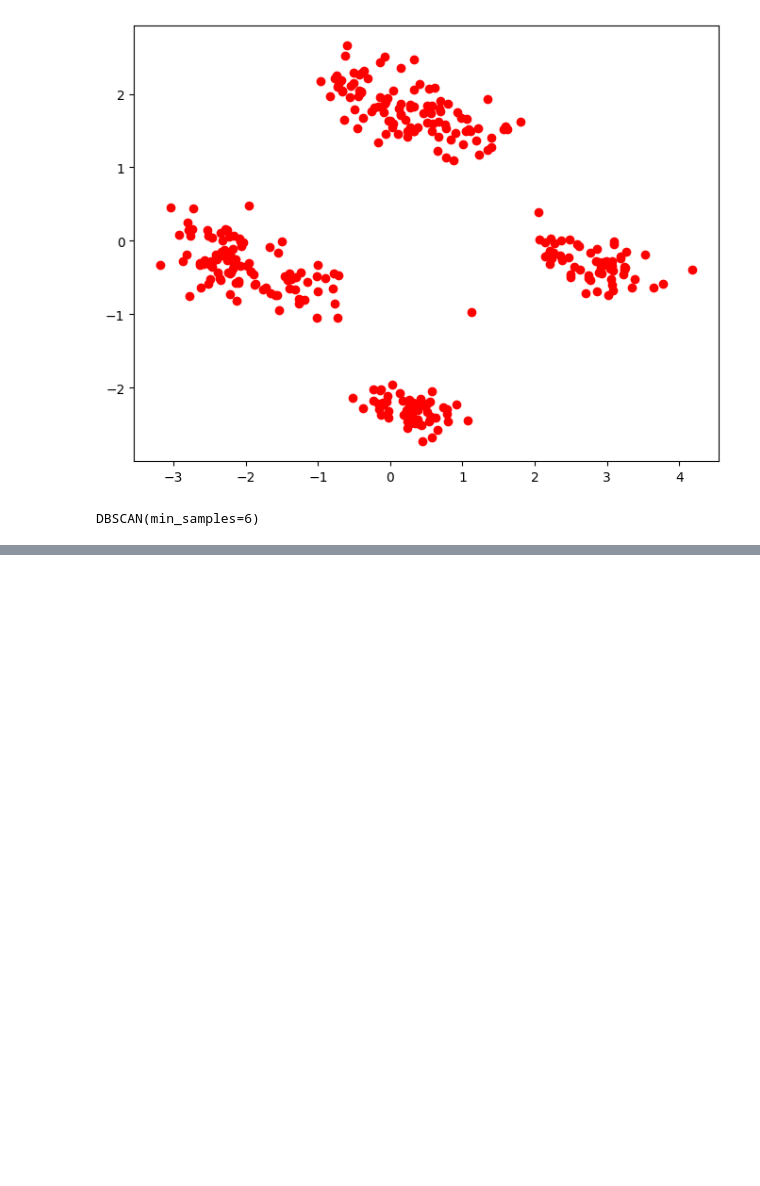
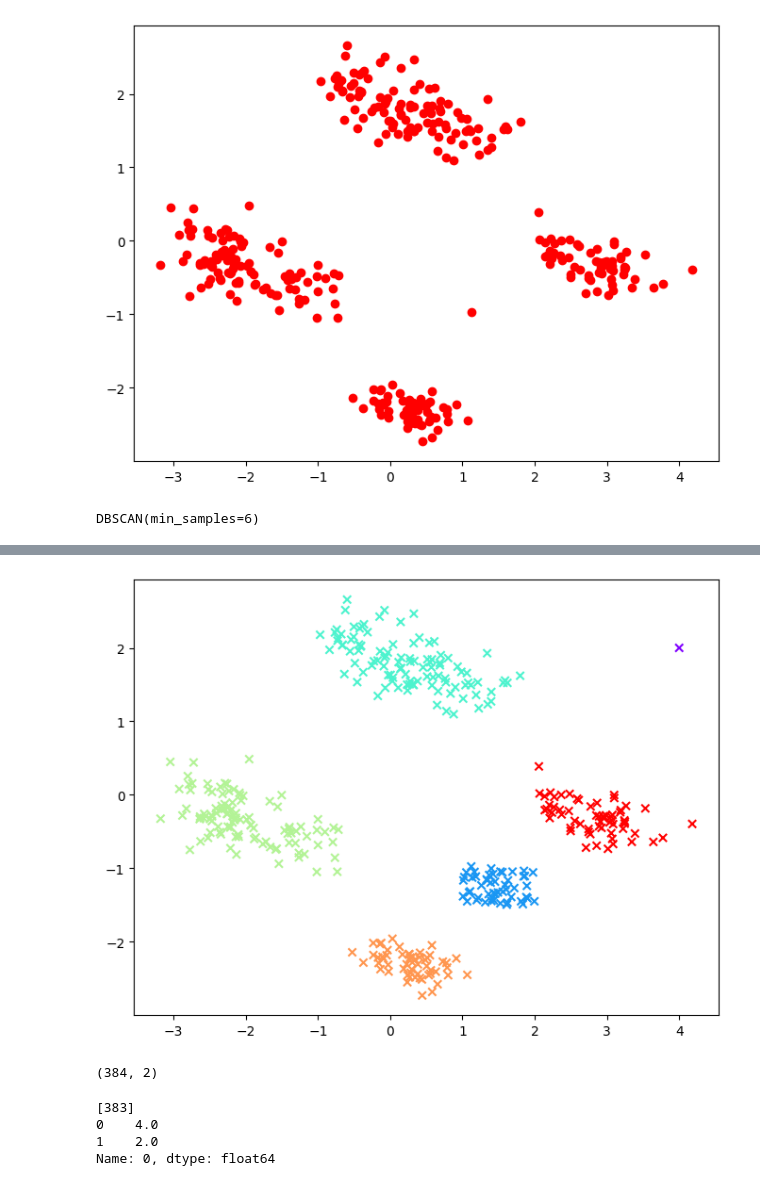
Before and after one commit to prasanna-venkatesh-m/penguin-species-clustering, a Jupyter notebook: DBSCAN_Clustering.ipynb, the cells around one changed output, grey strips where cells are left out. Cells and saved outputs as stored; diff of their text form; code cells hidden in the pictures; blank space fills up the shorter version.

```diff
--- a/DBSCAN_Clustering.ipynb
+++ b/DBSCAN_Clustering.ipynb
@@ -273,0 +282,12 @@ np.float64(0.7251157280355165)
+# %%
+data = []
+
+for i in range(1,51):
+  x = np.random.uniform(1, 2)
+  y = np.random.uniform(-1, -1.5)
+  data.append([x,y])
+
+test_data = pd.DataFrame(data)
+# %%
+predict_data = pd.concat([test_data, new_data], axis=0)
+predict_data.shape
@@ -273,0 +296,2 @@ np.float64(0.7251157280355165)
+# %%
+dbs.fit_predict(predict_data)
@@ -273,0 +317,22 @@ np.float64(0.7251157280355165)
+# %%
+dbs.fit_predict(predict_data)
+plt.figure(figsize=(8,6))
+plt.scatter(predict_data[0], predict_data[1], c=dbs.labels_, cmap="rainbow", marker='x')
+plt.show()
+# %% [output]
+[figure, added]
+# %%
+new_row = pd.DataFrame([[4,2]])
+predict_data = pd.concat([predict_data, new_row], axis=0)
+predict_data.shape
+# %% [output]
+(384, 2)
+# %%
+predicted = dbs.fit_predict(predict_data)
+print(np.where(predicted == -1)[0])
+print(predict_data.iloc[383, :])
+# %% [output]
+[383]
+0    4.0
+1    2.0
+Name: 0, dtype: float64
```
Also changed, not shown: parts of 6 cells of this notebook.
